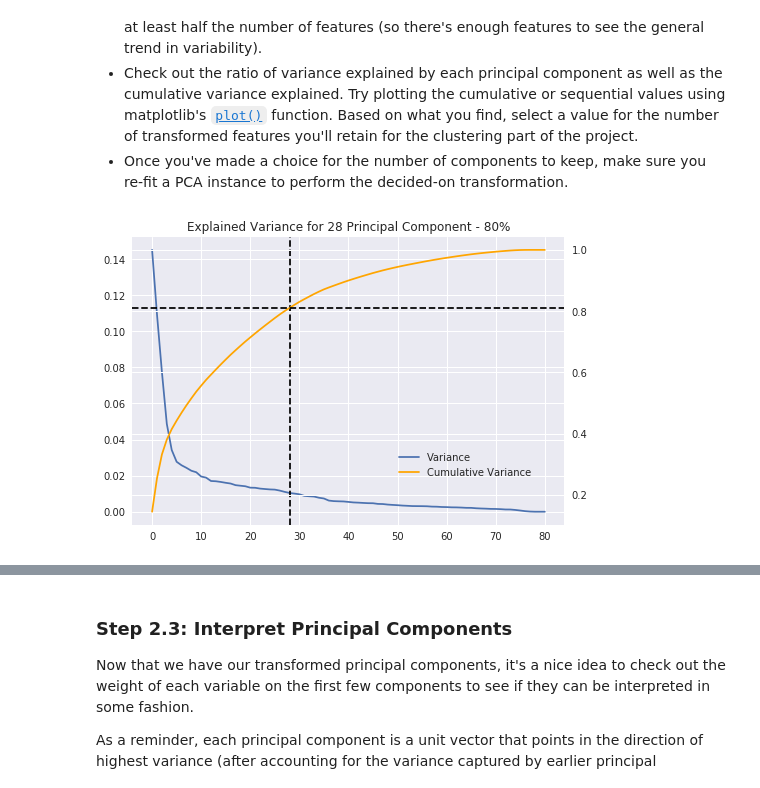
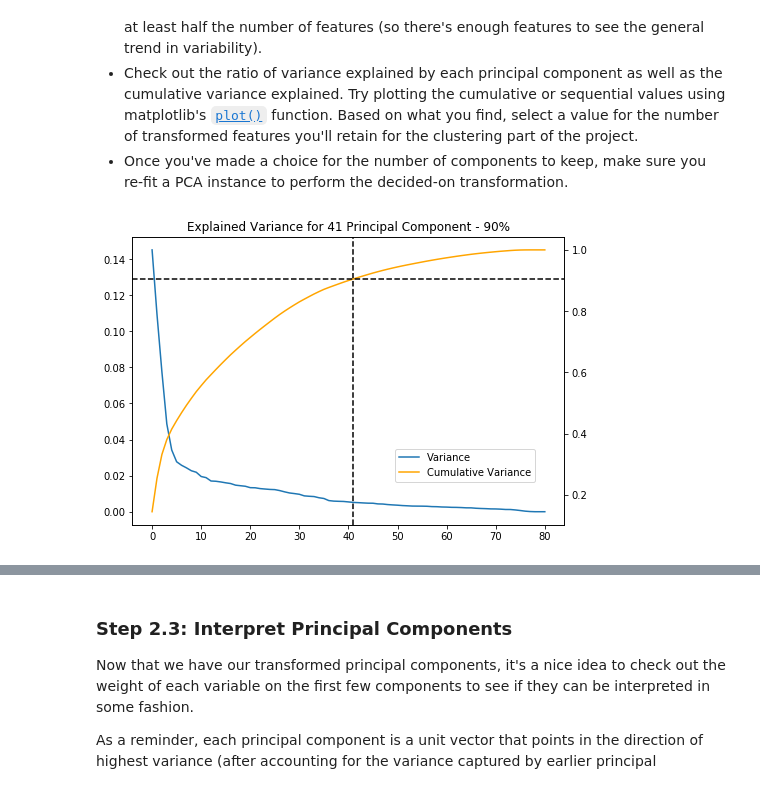
Before and after one commit to Nimisha88/Creating-Customer-Segments-with-Arvato, a Jupyter notebook: Identify_Customer_Segments.ipynb, the cells around one changed output, grey strips where cells are left out. Saved outputs shown, nothing was run; the diff lists cells and outputs as text; code cells hidden in the pictures.

```diff
--- a/Identify_Customer_Segments.ipynb
+++ b/Identify_Customer_Segments.ipynb
@@ -917,6 +917,6 @@ def calc_n_comps(pca, perc):
     return n_components
 # %%
 # Investigate the variance accounted for by each principal component.
-n_components = calc_n_comps(pca, 80)
+n_components = calc_n_comps(pca, 90)
 # %% [output]
-[figure, old version]
+[figure, new version]
```
Also changed, not shown: parts of 33 cells of this notebook, 1 other file.
